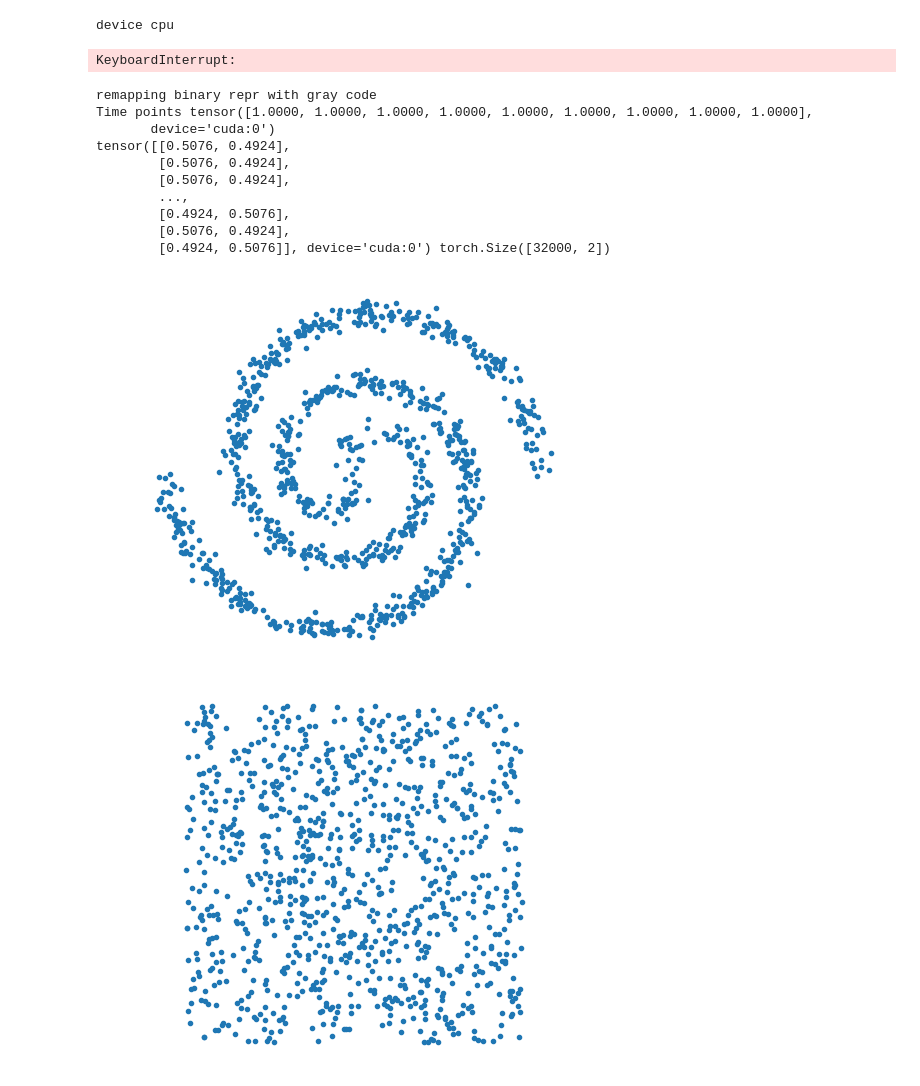
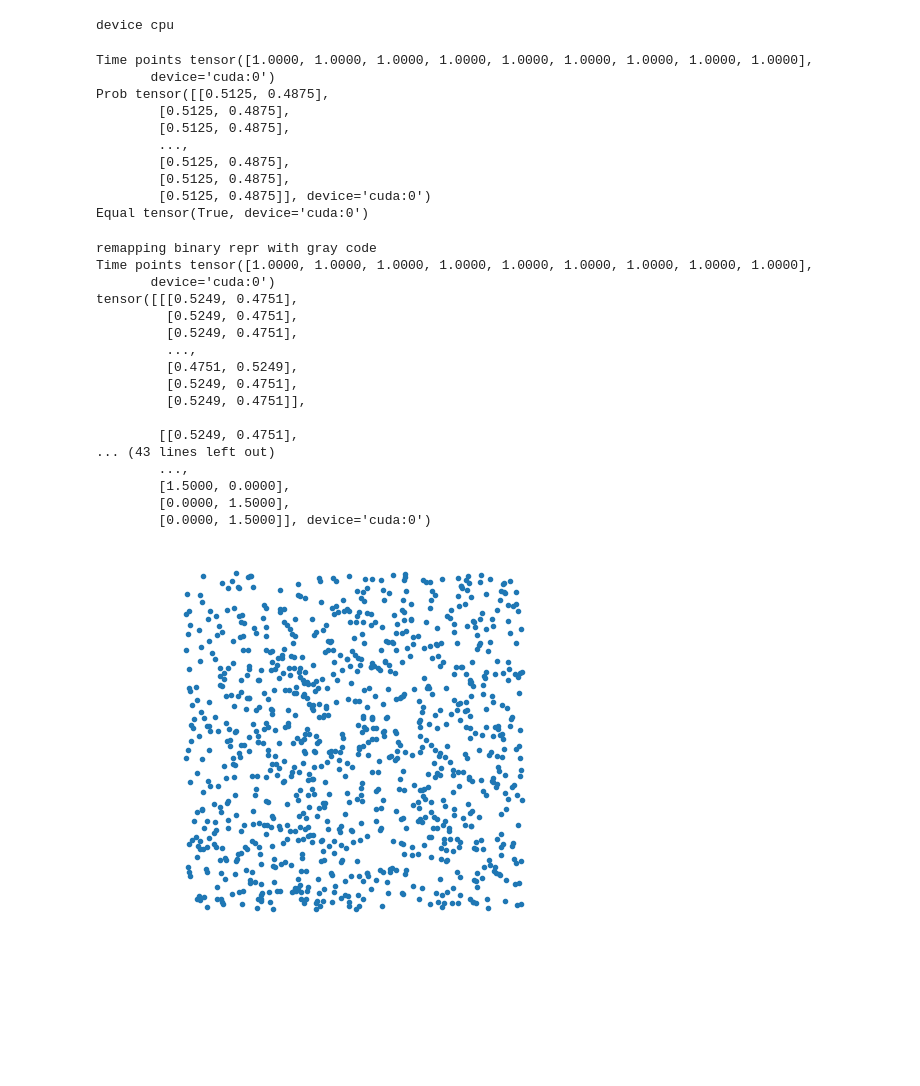
Before and after one commit to paulffm/Continuous-Time-Diffusion-Models-for-Discrete-Data, a Jupyter notebook: ContTimeDiscreteSpace/TAUnSDDM/maze_workaround.ipynb, the cells around one changed output. Drawn from its saved outputs; the diff is of its cells as text; code cells hidden in the pictures; blank space fills up the shorter version.

```diff
--- a/ContTimeDiscreteSpace/TAUnSDDM/maze_workaround.ipynb
+++ b/ContTimeDiscreteSpace/TAUnSDDM/maze_workaround.ipynb
@@ -116,7 +254,7 @@ mnist_dl = DataLoader(
 # %% [output]
 device cpu
 # %%
-cfg.model.rate_const = 2.3 # 2.3 log_sqr t=0.5T 0.4763, 0.2619, 0.2619 [0.3511, 0.3245, 0.3245], [0.3444, 0.3278, 0.3278], [0.4763, 0.2619, 0.2619], 0.5557, 0.2221, 0.2221],
+cfg.model.rate_const = 1.85 # 2.3 log_sqr t=0.5T 0.4763, 0.2619, 0.2619 [0.3511, 0.3245, 0.3245], [0.3444, 0.3278, 0.3278], [0.4763, 0.2619, 0.2619], 0.5557, 0.2221, 0.2221],
 cfg.model.t_func = "sqrt_cos"  # sqrt_cos
 
 # model = UniformRate(cfg, 'cuda')
@@ -132,7 +270,7 @@ for minibatch in mnist_dl:
     D = C * H * W
     minibatch = minibatch.view(B, D)
     ts = torch.rand((B,), device=device) * (1.0 - 0.01) + 0.01
-    #ts = torch.ones((B,), device=device) * 1
+    ts = torch.ones((B,), device=device) * 1
     ts = torch.clamp(ts, max=0.99999)
     # ts = torch.linspace(0.01, 1, B, device=device)
     print("Time points", ts[:9])
@@ -225,7 +363,16 @@ for minibatch in mnist_dl:
 #show_images(tens.detach().cpu(), n=len(ls))
     break
 # %% [output]
-KeyboardInterrupt:
+Time points tensor([1.0000, 1.0000, 1.0000, 1.0000, 1.0000, 1.0000, 1.0000, 1.0000, 1.0000],
+       device='cuda:0')
+Prob tensor([[0.5125, 0.4875],
+        [0.5125, 0.4875],
+        [0.5125, 0.4875],
+        ...,
+        [0.5125, 0.4875],
+        [0.5125, 0.4875],
+        [0.5125, 0.4875]], device='cuda:0')
+Equal tensor(True, device='cuda:0')
 # %%
 import torch
 from torch import nn
@@ -742,31 +858,6 @@ plt.plot(att10M_sm, label="att 128B")
 # plt.yscale('log')
 plt.legend()
 plt.show()
-# %%
-##att_20MR = np.load('SavedModels/MAZE/PNGs/loss_CatRM5999.npy')
-att_14MRT = np.load("SavedModels/MAZE/PNGs/loss_CatRM56999.npy")
-# att_14MRT2 = np.load('SavedModels/MAZE/PNGs/loss_CatRM10999_hollowXtCos141e4.npy')
-att_14MRT3 = np.load("SavedModels/MAZE/PNGs/loss_CatRM74999_hollowXtCos14.npy")
-
-a = 25000
-b = 56999
-coff = 0.001
-
-# att_20MR = att_20MR[a:b]
-att_14MRT = att_14MRT[a:b]
-# att_14MRT2 = att_14MRT2[a:b]
-att_14MRT3 = att_14MRT3[a:b]
-# att_20MR = apply_ema(att_20MR, coff)
-
-att_14MRT = apply_ema(att_14MRT, coff)
-# att_14MRT2 = apply_ema(att_14MRT2, coff)
-att_14MRT3 = apply_ema(att_14MRT3, coff)
-plt.plot(att_14MRT, label="RProb clip31.5e4")
-# plt.plot(att_14MRT2, label='Cos right')
-plt.plot(att_14MRT3, label="Cos wron 2e4")
-plt.yscale("log")
-plt.legend()
-plt.show()
 # %%
 from config.maze_config.config_tauUnet_maze import get_config
 
@@ -844,10 +935,10 @@ synthetic_dl = DataLoader(
 )
 # worker_init_fn=worker_init_fn)
 # %%
-cfg.model.rate_const = 2.0  # 0.00009
+cfg.model.rate_const = 1.2  # 0.00009
 cfg.model.t_func = "sqrt_cos"
-# model = UniformRate(cfg, device)
-model = UniformVariantRate(cfg, device)
+model = UniformRate(cfg, device)
+#model = UniformVariantRate(cfg, device)
 # model = GaussianTargetRate(cfg, device)
 S = 2
 bm, inv_bm = synthetic.get_binmap(cfg.model.concat_dim, cfg.data.binmode)
@@ -881,9 +972,10 @@ for minibatch in synthetic_dl:
         torch.arange(B, device=device), (tuple(range(1, minibatch.dim())))
     )
     qt0 = qt0[b, minibatch.long()]
-    print(qt0_rows_reg, qt0_rows_reg.shape)
-    # set of (B*D) categorical distributions with probabilities from qt0_rows_reg
-    x_t_cat = torch.distributions.categorical.Categorical(qt0_rows_reg)
+    print(qt0)
+    log_qt0 = torch.where(qt0_rows_reg <= 0.0, -1e9, torch.log(qt0_rows_reg))
+    #print(log_qt0)
+    x_t_cat = torch.distributions.categorical.Categorical(logits=log_qt0)
     x_t = x_t_cat.sample().view(  # sampling B * D times => from every row of qt0_rows_reg once => then transform it to shape B, D
         B, D
     )  # (B*D,) mit view => (B, D) Bsp: x_t = (0, 1, 2, 4, 3) (for B =1 )
@@ -902,6 +994,7 @@ for minibatch in synthetic_dl:
     rate_vals_square_dimsum = torch.sum(rate_vals_square, dim=2).view(
         B, D
     )  # B, D with every entry = S-1? => for entries of x_t same prob to transition?
+
     square_dimcat = torch.distributions.categorical.Categorical(
         rate_vals_square_dimsum
     )
@@ -916,42 +1009,49 @@ for minibatch in synthetic_dl:
     # samples from rate_new_val_probs and chooses state to transition to => more likely where entry is 1 instead of 0?
     square_newvalcat = torch.distributions.categorical.Categorical(
         rate_new_val_probs
     )
+    print(rate_new_val_probs)
 
     square_newval_samples = (
         square_newvalcat.sample()
     )  # (B, ) taking values in [0, S)
 
     x_tilde = x_t.clone()
     x_tilde[torch.arange(B, device=device), square_dims] = square_newval_samples
     x_tilde = synthetic.bin2float(
         x_tilde.detach().cpu().numpy().astype(np.int32),
         inv_bm,
         cfg.model.concat_dim,
         cfg.data.int_scale,
     )
 
     minibatch = synthetic.bin2float(minibatch.detach().cpu().numpy().astype(np.int32), inv_bm, cfg.model.concat_dim, cfg.data.int_scale)
-    plot_samples(minibatch) # * 127.5
+    #plot_samples(minibatch) # * 127.5
     plot_samples(x_tilde) # * 127.5
     noise_x = torch.randint(low=0, high=S, size=(B, D), device=device)
 
     # noise_x = synthetic.bin2float(noise_x.detach().cpu().numpy().astype(np.int32), inv_bm, cfg.model.concat_dim, cfg.data.int_scale)
     # plot_samples(noise_x) # * 127.5
     break
 # %% [output]
 remapping binary repr with gray code
 Time points tensor([1.0000, 1.0000, 1.0000, 1.0000, 1.0000, 1.0000, 1.0000, 1.0000, 1.0000],
        device='cuda:0')
-tensor([[0.5076, 0.4924],
-        [0.5076, 0.4924],
-        [0.5076, 0.4924],
+tensor([[[0.5249, 0.4751],
+         [0.5249, 0.4751],
+         [0.5249, 0.4751],
+         ...,
+         [0.4751, 0.5249],
+         [0.5249, 0.4751],
+         [0.5249, 0.4751]],
+
+        [[0.5249, 0.4751],
+... (43 lines left out)
         ...,
-        [0.4924, 0.5076],
-        [0.5076, 0.4924],
-        [0.4924, 0.5076]], device='cuda:0') torch.Size([32000, 2])
+        [1.5000, 0.0000],
+        [0.0000, 1.5000],
+        [0.0000, 1.5000]], device='cuda:0')
-[figure, old version]
+[figure, new version]
-[figure, removed]
 # %%
 cfg.model.rate_const = 0.1  # 0.00009
 cfg.model.t_func = "log"
```
Also changed, not shown: parts of 6 cells of this notebook, 18 other files.
